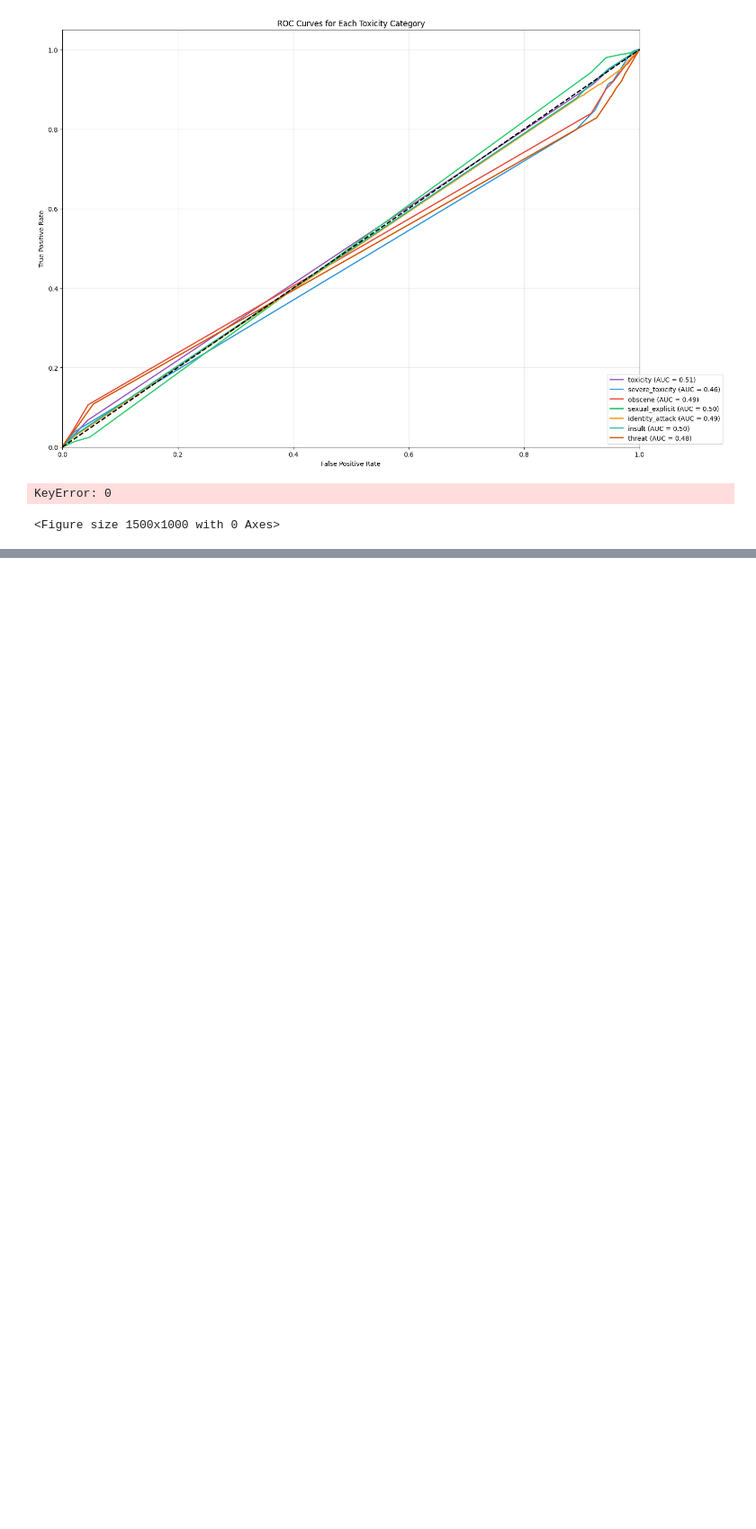
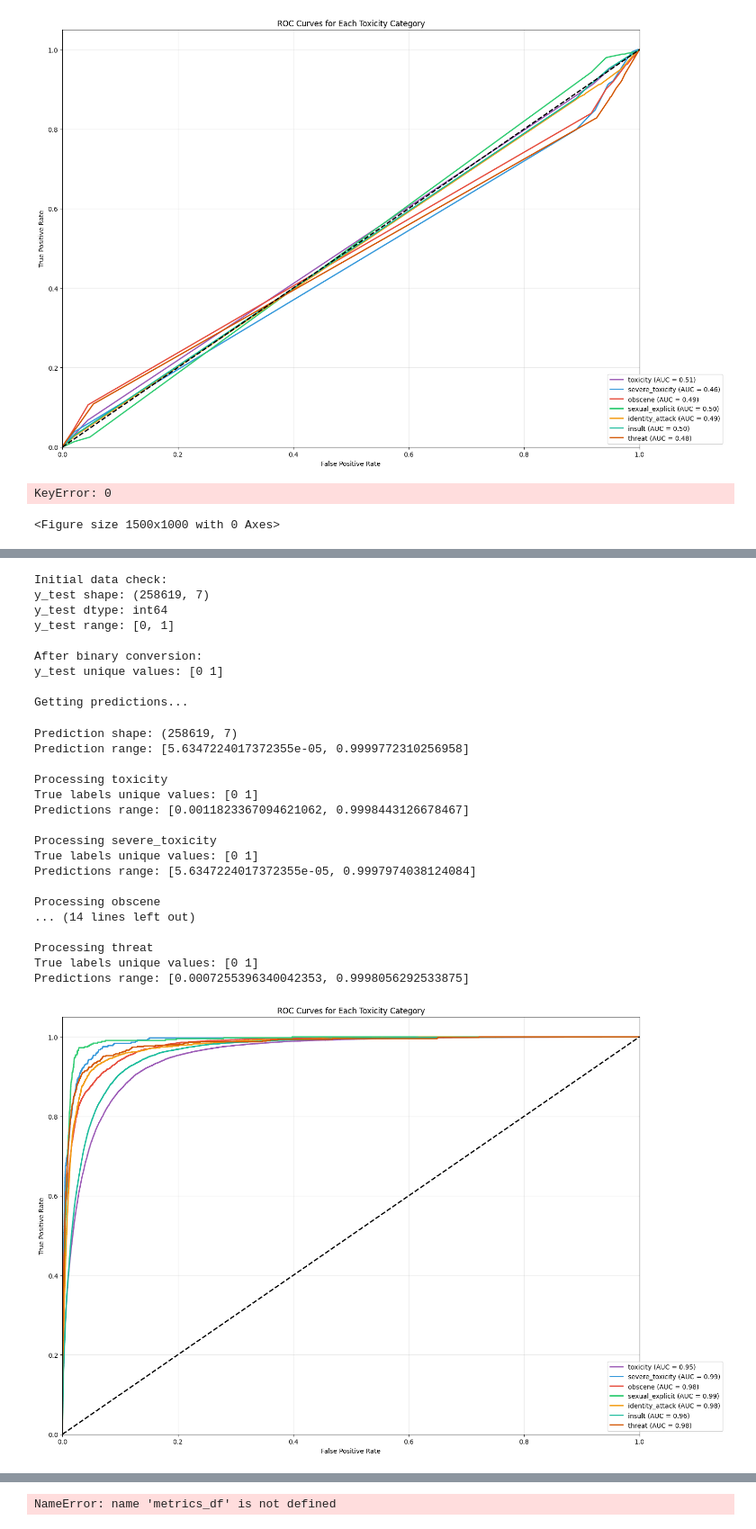
Before and after one commit to EduardoHalmen/ai-auto-moderation-api, a Jupyter notebook: toxicity_model/notebooks/modeling/lstm.ipynb, the cells around one changed output, grey strips where cells are left out. Shown at 90% size. Drawn from its saved outputs; the diff is of its cells as text; code cells hidden in the pictures; blank space fills up the shorter version.

```diff
--- a/toxicity_model/notebooks/modeling/lstm.ipynb
+++ b/toxicity_model/notebooks/modeling/lstm.ipynb
@@ -284,7 +131,6 @@ def evaluate_model(model, test_set, threshold=0.5, plot=True):
     if plot:
         plot_roc_curves(class_names, curve_data['fpr'], curve_data['tpr'], curve_data['roc_auc'])
         plot_pr_curves(class_names, curve_data['recall'], curve_data['precision'], curve_data['avg_precision'])
-        plot_metrics_heatmap(metrics_df)
         plot_confusion_matrices(class_names, results)
         plot_mean_metrics(results)
         print_classification_report(class_names, results)
@@ -463,12 +307,3 @@ y_test = test_df[toxic_categories].values
 y_test = (y_test >= 0.5).astype(int)
 # %% [output]
 Loading test data...
-# %%
-# Add this before running evaluate_model
-print("Checking test data:")
-X_test, y_test = test_set
-print(f"X_test type: {type(X_test)}")
-print(f"y_test type: {type(y_test)}")
-if hasattr(y_test, 'dtype'):
-    print(f"y_test dtype: {y_test.dtype}")
-print(f"y_test unique values: {np.unique(y_test)}")
@@ -744,0 +575,32 @@ KeyError: 0
+# %%
+with open("models/best_word_to_idx.pkl", "rb") as f:
+    word_to_idx = pickle.load(f)
+
+print(f"Vocabulary size: {len(word_to_idx)}")
+
+
+EMBEDDING_DIM = 300
+glove_path = "models/glove.42B.300d.txt"
+
+# Load GloVe embeddings
+glove_embeddings = {}
+with open(glove_path, 'r', encoding='utf-8') as f:
+    for line in f:
+        values = line.strip().split()
+        word = values[0]
+        vector = np.asarray(values[1:], dtype='float32')
+        glove_embeddings[word] = vector
+
+print(f"Loaded {len(glove_embeddings)} GloVe vectors.")
+
+# Build embedding matrix
+vocab_size = len(word_to_idx)
+embedding_matrix = np.random.normal(0, 1, (vocab_size, EMBEDDING_DIM)).astype(np.float32)
+
+found = 0
+for word, idx in word_to_idx.items():
+    if word in glove_embeddings:
+        embedding_matrix[idx] = glove_embeddings[word]
+        found += 1
+
+print(f"Found {found} out of {vocab_size} words in GloVe.")
@@ -744,0 +693,30 @@ KeyError: 0
+# %%
+results = evaluate_model(model, test_set, threshold=0.5, plot=True)
+# %% [output]
+Initial data check:
+y_test shape: (258619, 7)
+y_test dtype: int64
+y_test range: [0, 1]
+
+After binary conversion:
+y_test unique values: [0 1]
+
+Getting predictions...
+Prediction shape: (258619, 7)
+Prediction range: [5.6347224017372355e-05, 0.9999772310256958]
+
+Processing toxicity
+True labels unique values: [0 1]
+Predictions range: [0.0011823367094621062, 0.9998443126678467]
+
+Processing severe_toxicity
+True labels unique values: [0 1]
+Predictions range: [5.6347224017372355e-05, 0.9997974038124084]
+
+Processing obscene
+... (14 lines left out)
+
+Processing threat
+True labels unique values: [0 1]
+Predictions range: [0.0007255396340042353, 0.9998056292533875]
+[figure, added]
@@ -744,0 +724 @@ KeyError: 0
+NameError: name 'metrics_df' is not defined
```
Also changed, not shown: parts of 15 cells of this notebook, 6 other files.
